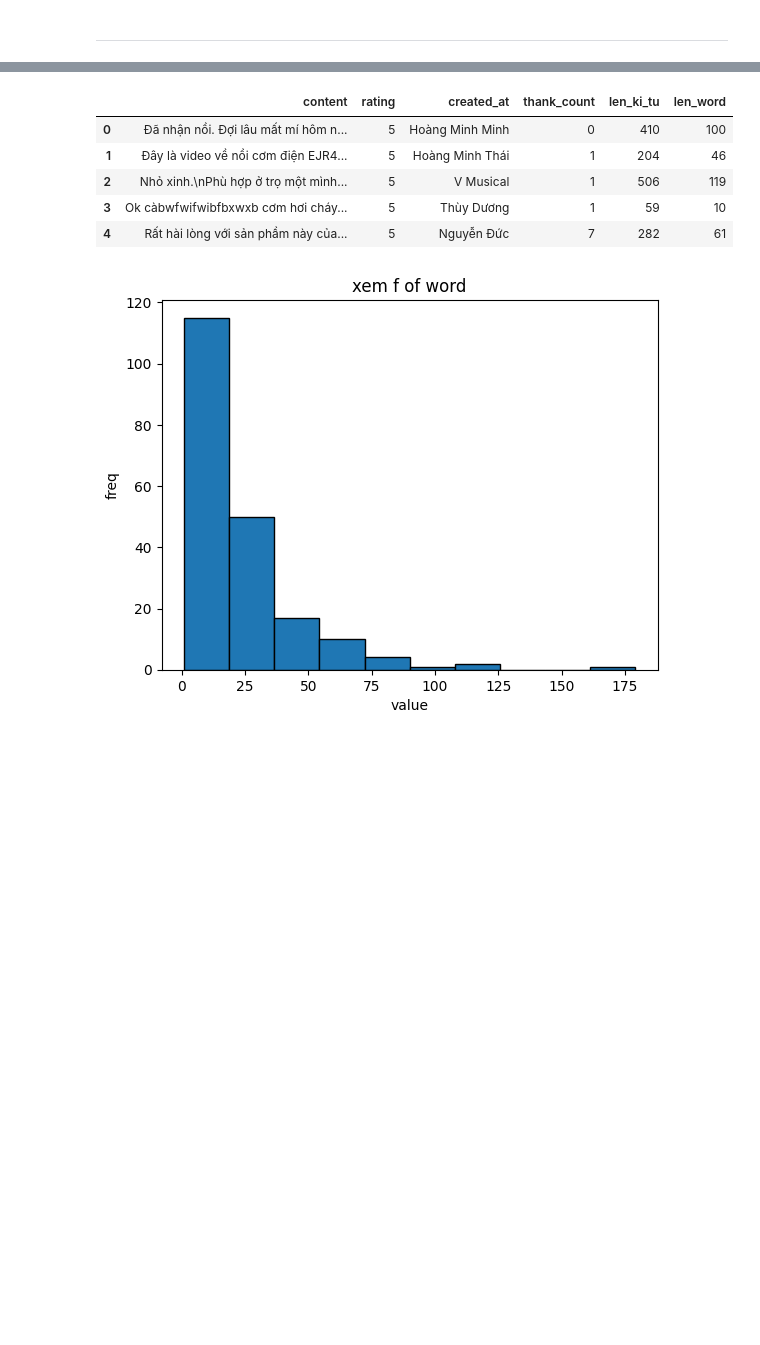
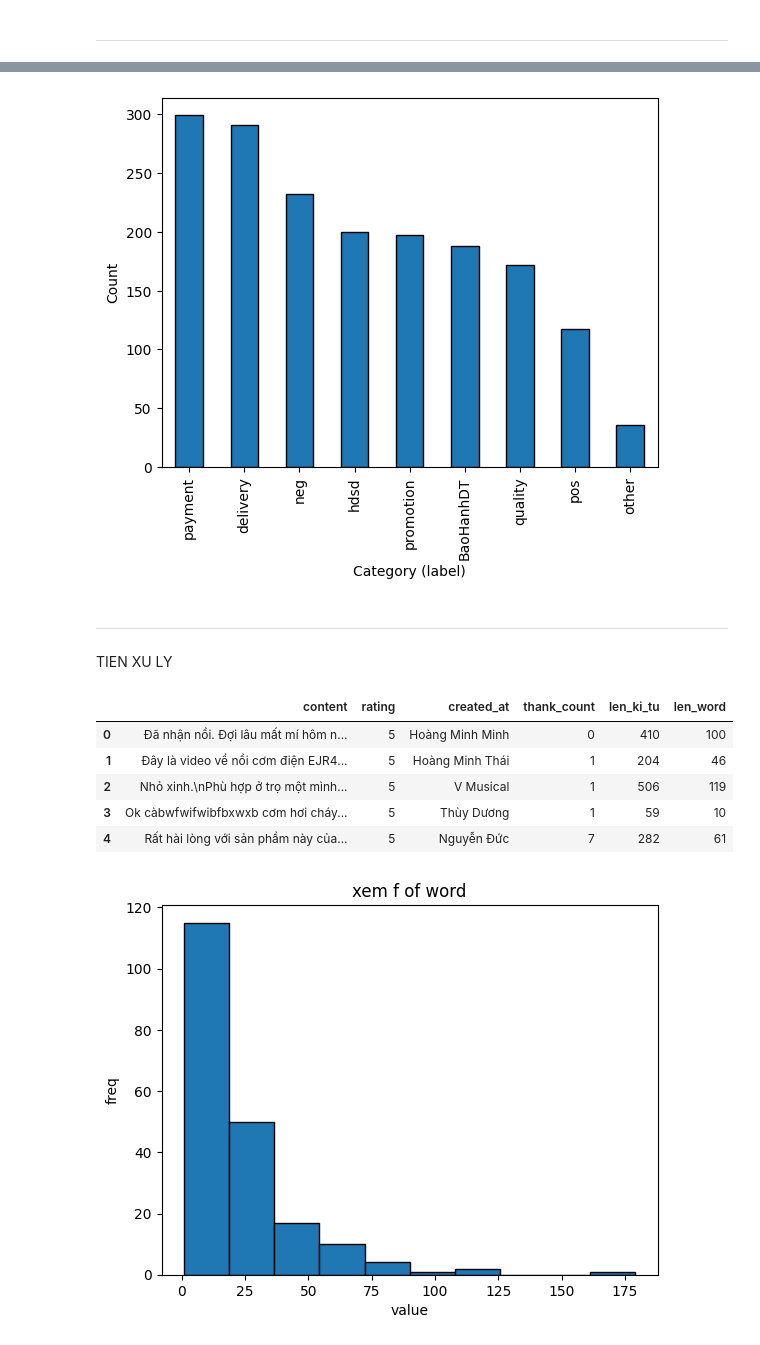
Before and after one commit to BaoMyTH/customer-support-classification, a Jupyter notebook: notebooks/baomy.ipynb, the cells around one changed output, grey strips where cells are left out. Cells and saved outputs as stored; diff of their text form; code cells hidden in the pictures; blank space fills up the shorter version.

```diff
--- a/notebooks/baomy.ipynb
+++ b/notebooks/baomy.ipynb
@@ -98,0 +135,23 @@ imbalance => oversampling
+# %%
+df["label"]=df["label"].fillna('').astype(str) + " "+df["Category"].fillna('').astype(str)+" "+df["Label"].fillna('').astype(str)
+df["label"]=df["label"].str.strip()
+df = df.drop(columns=["Label", "Category"])
+# %%
+df["content"]=df["Nội dung"].fillna('').astype(str)+" "+df["Request"].fillna('').astype(str)+" "+df["content"].fillna('').astype(str)
+df["content"]=df["content"].str.strip()
+df=df.drop(columns=["Nội dung","Request"])
+# %%
+df["rating"]=df["rating"].fillna('').astype(str)+" "+df["Đánh giá"].fillna('').astype(str)
+df["rating"]=df["rating"].str.strip()
+df=df.drop(columns=["Đánh giá"])
+# %%
+df["created_at"]=df["UserName"].fillna('').astype(str)+" "+df["user_name"].fillna('').astype(str)
+df["created_at"]=df["created_at"].str.strip()
+df=df.drop(columns=["user_name","UserName","TimeStamp"])
+# %%
+df["label"].value_counts().plot(kind="bar", edgecolor="black")
+plt.xlabel("Category (label)")
+plt.ylabel("Count")
+plt.show()
+# %% [output]
+[figure, added]
@@ -99,3 +170,7 @@ imbalance => oversampling
+# %% [markdown]
+------
+# %% [markdown]
+TIEN XU LY
 # %%
 #độ dài trung bình ( kí tự , từ )
 
```
Also changed, not shown: parts of 21 cells of this notebook, 16 other files.
